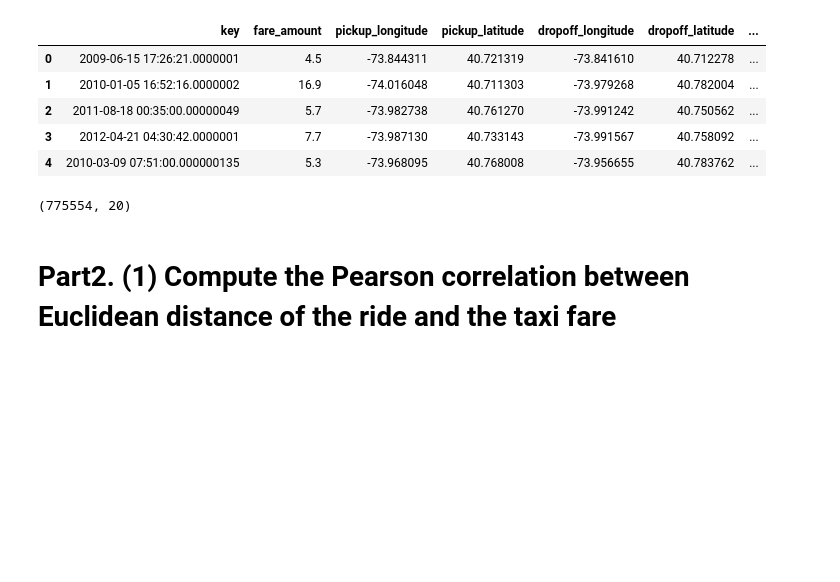
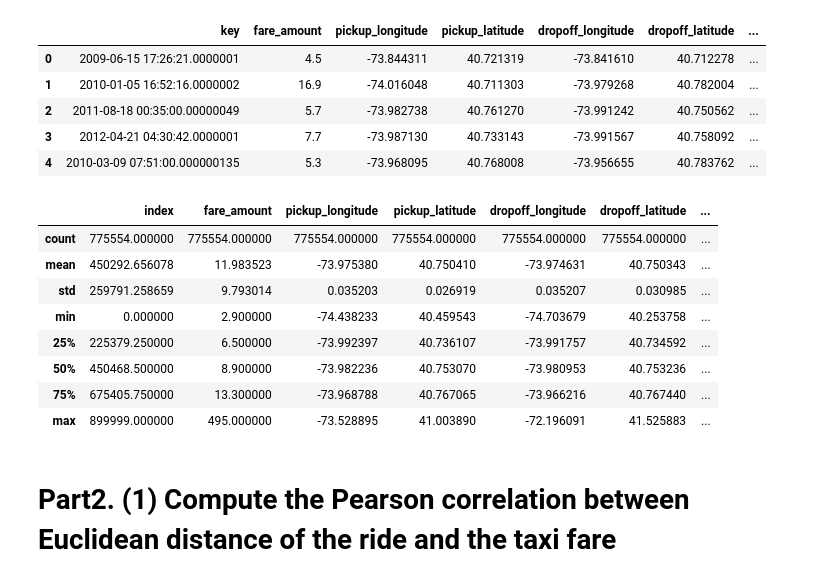
Before and after one commit to shengcode/CSE-519---Data-Science, a Jupyter notebook: CSE519HW2Orgnize.ipynb, the cells around one changed output. Saved outputs shown, nothing was run; the diff lists cells and outputs as text; code cells hidden in the pictures; blank space fills up the shorter version.

```diff
--- a/CSE519HW2Orgnize.ipynb
+++ b/CSE519HW2Orgnize.ipynb
@@ -172,9 +179,17 @@ df_clean=pd.read_feather('D:/CSE519/all/df'+str(ROWS)+'_'+Model1)
 # %%
 df_clean=furtherClean(df_clean)
 # %%
-df_clean.shape
+df_clean.describe()
 # %% [output]
-(775554, 20)
+|  | index | fare_amount | pickup_longitude | pickup_latitude | dropoff_longitude | dropoff_latitude | ... |
+| count | 775554.000000 | 775554.000000 | 775554.000000 | 775554.000000 | 775554.000000 | 775554.000000 | ... |
+| mean | 450292.656078 | 11.983523 | -73.975380 | 40.750410 | -73.974631 | 40.750343 | ... |
+| std | 259791.258659 | 9.793014 | 0.035203 | 0.026919 | 0.035207 | 0.030985 | ... |
+| min | 0.000000 | 2.900000 | -74.438233 | 40.459543 | -74.703679 | 40.253758 | ... |
+| 25% | 225379.250000 | 6.500000 | -73.992397 | 40.736107 | -73.991757 | 40.734592 | ... |
+| 50% | 450468.500000 | 8.900000 | -73.982236 | 40.753070 | -73.980953 | 40.753236 | ... |
+| 75% | 675405.750000 | 13.300000 | -73.968788 | 40.767065 | -73.966216 | 40.767440 | ... |
+| max | 899999.000000 | 495.000000 | -73.528895 | 41.003890 | -72.196091 | 41.525883 | ... |
 # %% [markdown]
 # Part2. (1) Compute the Pearson correlation between Euclidean distance of the ride and the taxi fare
 # %%
```
Also changed, not shown: parts of 20 cells of this notebook.
